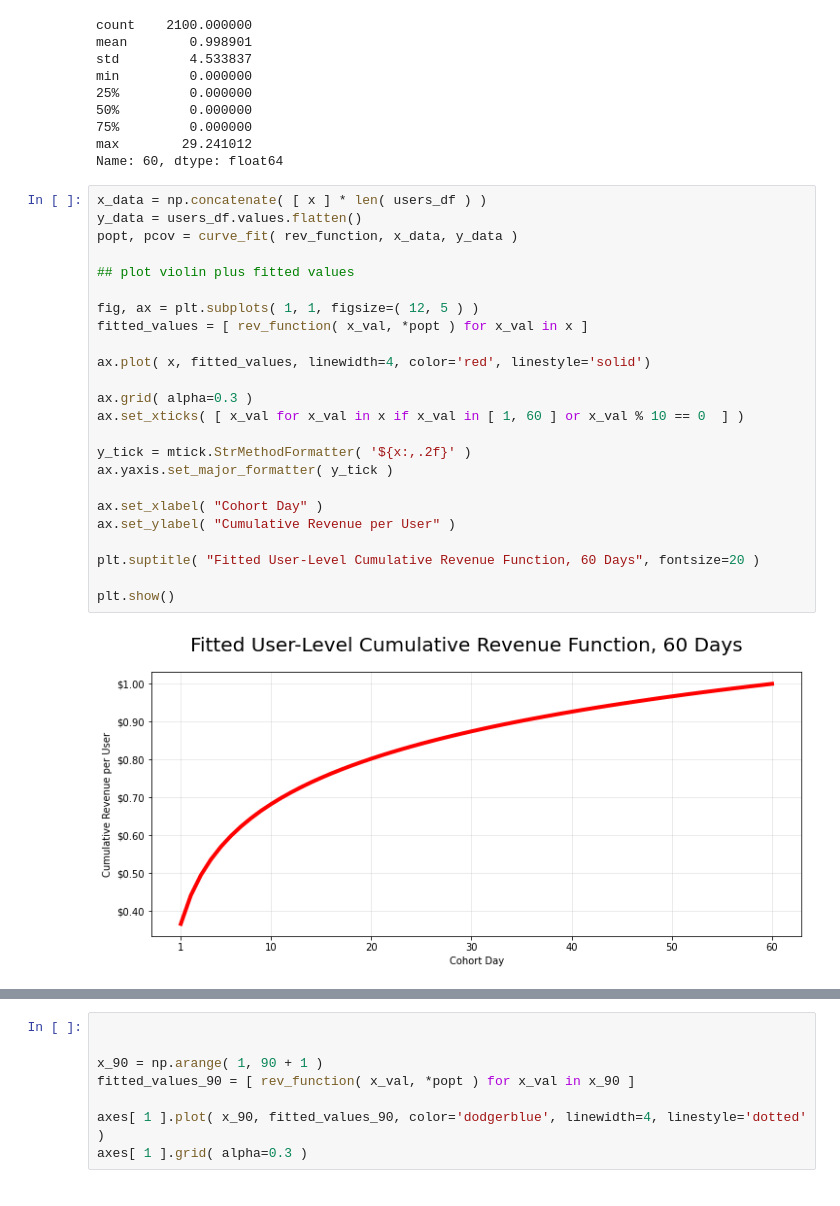
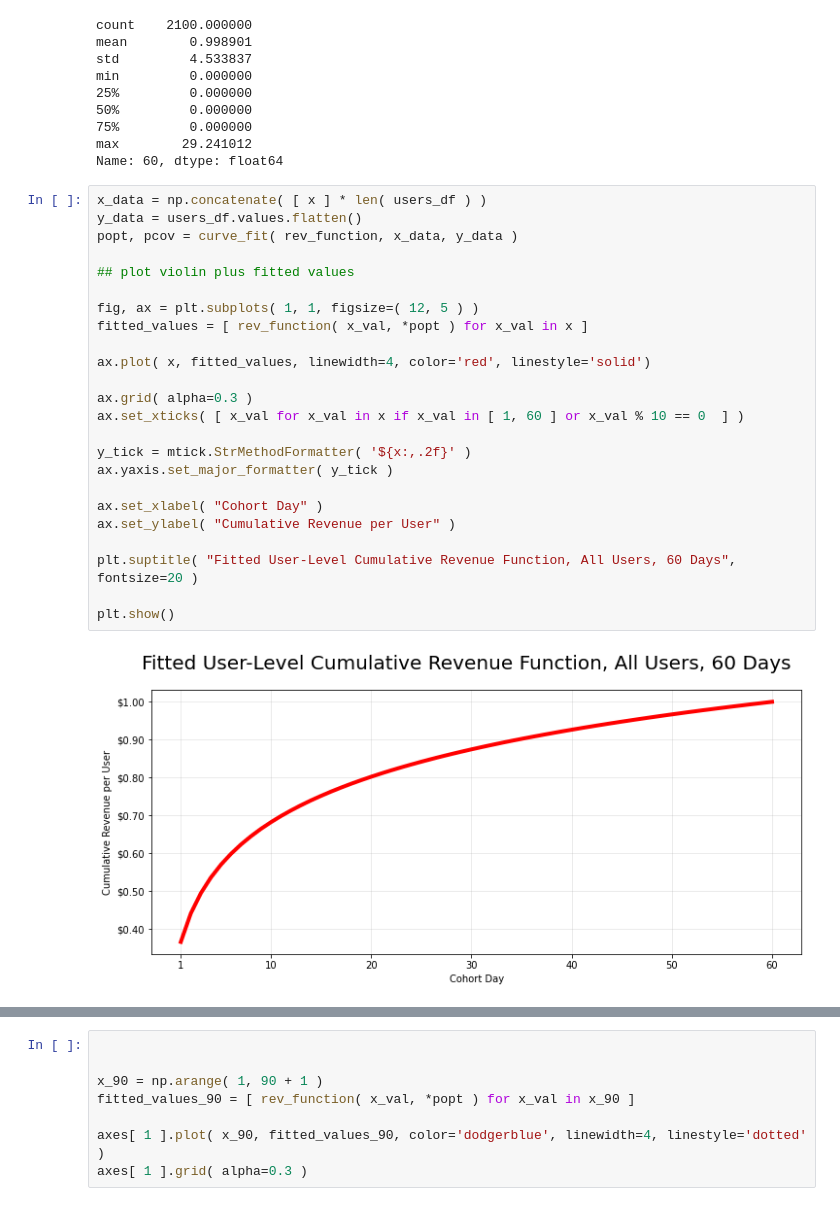
Before and after one commit to ESeufert/MDM_POSTS, a Jupyter notebook: POSTS/bootstrap_ltv/notebook.ipynb, the cells around one changed output, grey strips where cells are left out. Cells and saved outputs as stored; diff of their text form.

```diff
--- a/POSTS/bootstrap_ltv/notebook.ipynb
+++ b/POSTS/bootstrap_ltv/notebook.ipynb
@@ -54,26 +54,26 @@ Name: 60, dtype: float64
 # %%
 x_data = np.concatenate( [ x ] * len( users_df ) )
 y_data = users_df.values.flatten()
 popt, pcov = curve_fit( rev_function, x_data, y_data )
 
 ## plot violin plus fitted values
 
 fig, ax = plt.subplots( 1, 1, figsize=( 12, 5 ) )
 fitted_values = [ rev_function( x_val, *popt ) for x_val in x ]
 
 ax.plot( x, fitted_values, linewidth=4, color='red', linestyle='solid')
 
 ax.grid( alpha=0.3 )
 ax.set_xticks( [ x_val for x_val in x if x_val in [ 1, 60 ] or x_val % 10 == 0  ] )
 
 y_tick = mtick.StrMethodFormatter( '${x:,.2f}' )
 ax.yaxis.set_major_formatter( y_tick )
 
 ax.set_xlabel( "Cohort Day" )
 ax.set_ylabel( "Cumulative Revenue per User" )
 
-plt.suptitle( "Fitted User-Level Cumulative Revenue Function, 60 Days", fontsize=20 )
+plt.suptitle( "Fitted User-Level Cumulative Revenue Function, All Users, 60 Days", fontsize=20 )
 
 plt.show()
 # %% [output]
-[figure, old version]
+[figure, new version]
```
Also changed, not shown: parts of 7 cells of this notebook.
